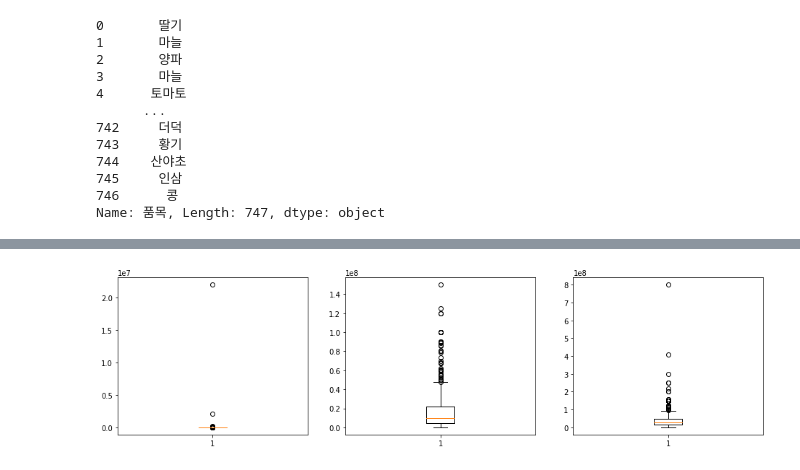
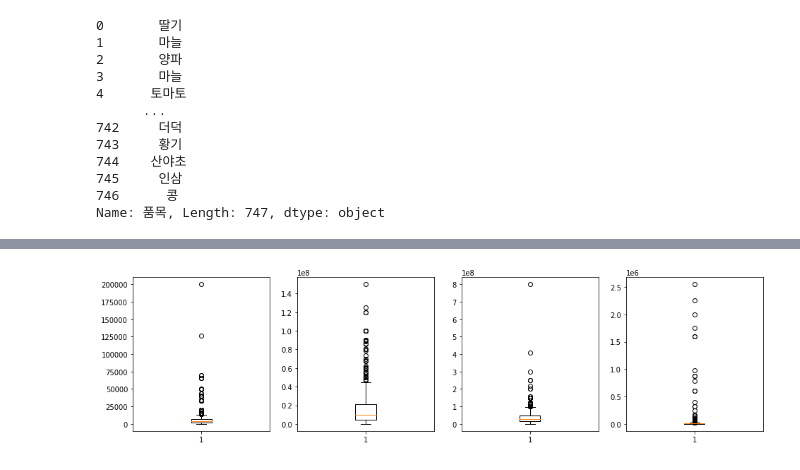
Before and after one commit to chopperkim/aicnu, a Jupyter notebook: CHY/test.ipynb, the cells around one changed output, grey strips where cells are left out. Drawn from its saved outputs; the diff is of its cells as text; code cells hidden in the pictures.

```diff
--- a/CHY/test.ipynb
+++ b/CHY/test.ipynb
@@ -60,12 +67,15 @@ c_data =  c_data.drop(['평균투자비(3년합계)'], axis=1)
 c_data =  c_data.drop(['시도'], axis=1)  #해결 못해서 drop
 c_data =  c_data.drop(['시군구'], axis=1)
 c_data =  c_data.drop(['평균농지가격(3.3㎡)'], axis=1)
+c_data['면적당수익률'] = c_data['평균수입/년(부부인건비 포함)'].astype(int) / c_data['부부 가족 경영규모'].astype(int)
 print(c_data.shape)
 c_data = c_data[c_data['품목'].astype(str) != '' ]
 c_data = c_data[c_data['부부 가족 경영규모'].astype(int) != 0 ]
+c_data = c_data[c_data['부부 가족 경영규모'].astype(int) < 2140000 ] #이상치제거
 #c_data = c_data[c_data['평균투자비(3년합계)'].astype(int) != 0 ]
 c_data = c_data[c_data['연간운영비/년(운영)'].astype(int) != 0 ]
 c_data = c_data[c_data['평균수입/년(부부인건비 포함)'].astype(int) != 0 ]
+c_data = c_data[c_data['면적당수익률'].astype(float) != 0 ]
 print(c_data.shape)
 c_data.tail()
 # %% [output]
@@ -101,5 +111,6 @@ c_data['부부 가족 경영규모'] = c_data['부부 가족 경영규모'].asty
 #c_data['평균투자비(3년합계)'] = c_data['평균투자비(3년합계)'].astype(int)
 c_data['연간운영비/년(운영)'] = c_data['연간운영비/년(운영)'].astype(int)
 c_data['평균수입/년(부부인건비 포함)'] = c_data['평균수입/년(부부인건비 포함)'].astype(int)
+c_data['면적당수익률'] = c_data['면적당수익률'].astype(float).round(2)
 c_data.dtypes
 # %% [output]
@@ -133,8 +145,9 @@ c_data
 # %%
-fig, ax = plt.subplots(1, 3, figsize=(16,4))
+fig, ax = plt.subplots(1, 4, figsize=(16,4))
 ax[0].boxplot(list(c_data['부부 가족 경영규모']))
 ax[1].boxplot(list(c_data['연간운영비/년(운영)']))
 ax[2].boxplot(list(c_data['평균수입/년(부부인건비 포함)']))
+ax[3].boxplot(list(c_data['면적당수익률']))
 plt.show()
 # %% [output]
-[figure, old version]
+[figure, new version]
```
Also changed, not shown: parts of 17 cells of this notebook.
